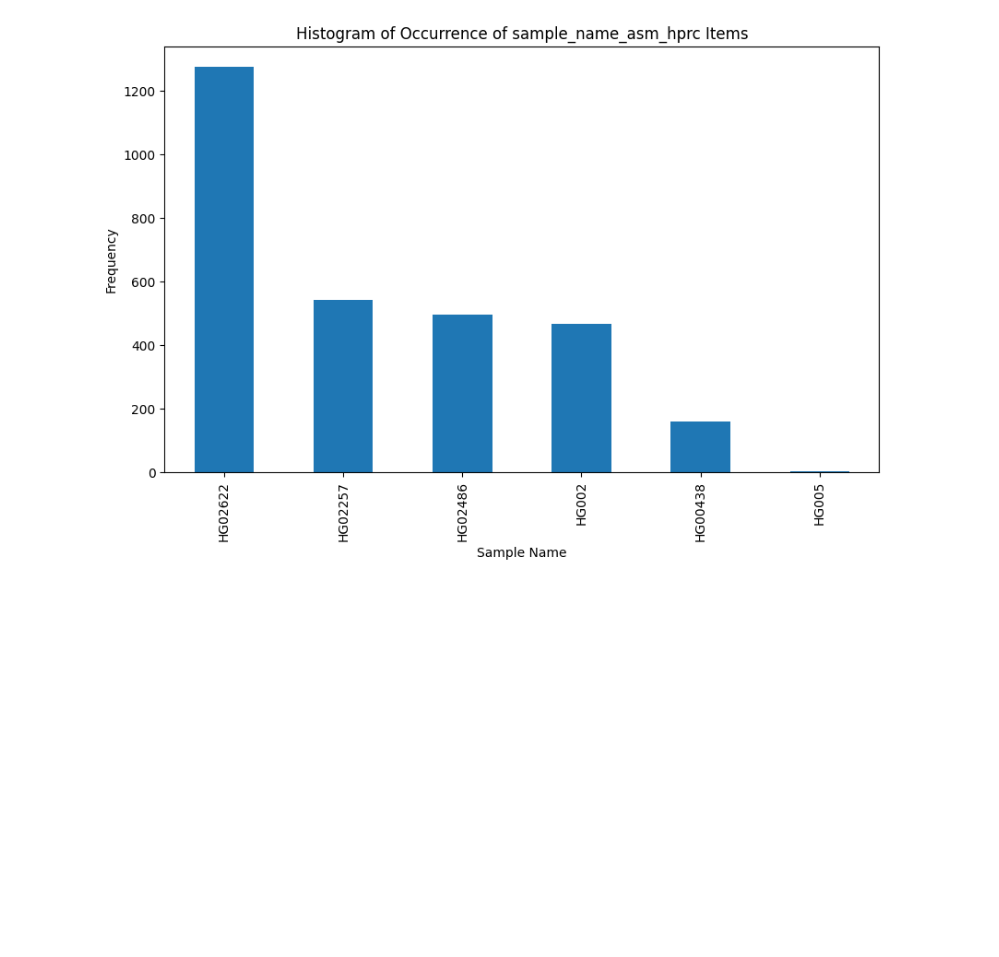
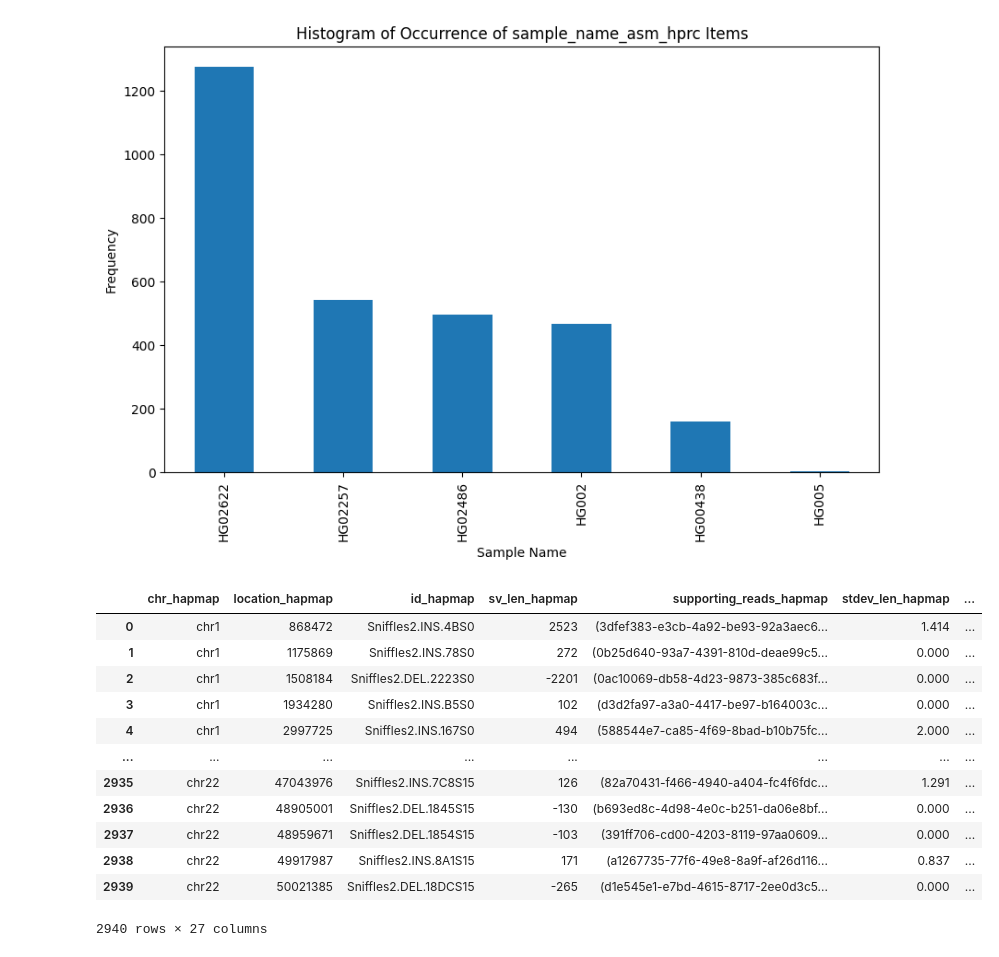
Before and after one commit to Fu-Yilei/SniffCell, a Jupyter notebook: sv_benchmark.ipynb, the cells around one changed output. Cells and saved outputs as stored; diff of their text form; code cells hidden in the pictures; blank space fills up the shorter version.

```diff
--- a/sv_benchmark.ipynb
+++ b/sv_benchmark.ipynb
@@ -155,3 +145,19 @@ plt.title('Histogram of Occurrence of sample_name_asm_hprc Items')
 plt.show()
 # %% [output]
 [figure]
+# %%
+all_final_checks_df
+# %% [output]
+|  | chr_hapmap | location_hapmap | id_hapmap | sv_len_hapmap | supporting_reads_hapmap | stdev_len_hapmap | ... |
+| 0 | chr1 | 868472 | Sniffles2.INS.4BS0 | 2523 | (3dfef383-e3cb-4a92-be93-92a3aec6... | 1.414 | ... |
+| 1 | chr1 | 1175869 | Sniffles2.INS.78S0 | 272 | (0b25d640-93a7-4391-810d-deae99c5... | 0.000 | ... |
+| 2 | chr1 | 1508184 | Sniffles2.DEL.2223S0 | -2201 | (0ac10069-db58-4d23-9873-385c683f... | 0.000 | ... |
+| 3 | chr1 | 1934280 | Sniffles2.INS.B5S0 | 102 | (d3d2fa97-a3a0-4417-be97-b164003c... | 0.000 | ... |
+| 4 | chr1 | 2997725 | Sniffles2.INS.167S0 | 494 | (588544e7-ca85-4f69-8bad-b10b75fc... | 2.000 | ... |
+| ... | ... | ... | ... | ... | ... | ... | ... |
+| 2935 | chr22 | 47043976 | Sniffles2.INS.7C8S15 | 126 | (82a70431-f466-4940-a404-fc4f6fdc... | 1.291 | ... |
+| 2936 | chr22 | 48905001 | Sniffles2.DEL.1845S15 | -130 | (b693ed8c-4d98-4e0c-b251-da06e8bf... | 0.000 | ... |
+| 2937 | chr22 | 48959671 | Sniffles2.DEL.1854S15 | -103 | (391ff706-cd00-4203-8119-97aa0609... | 0.000 | ... |
+| 2938 | chr22 | 49917987 | Sniffles2.INS.8A1S15 | 171 | (a1267735-77f6-49e8-8a9f-af26d116... | 0.837 | ... |
+| 2939 | chr22 | 50021385 | Sniffles2.DEL.18DCS15 | -265 | (d1e545e1-e7bd-4615-8717-2ee0d3c5... | 0.000 | ... |
+2940 rows × 27 columns
```
Also changed, not shown: parts of 6 cells of this notebook, 2 other files.
